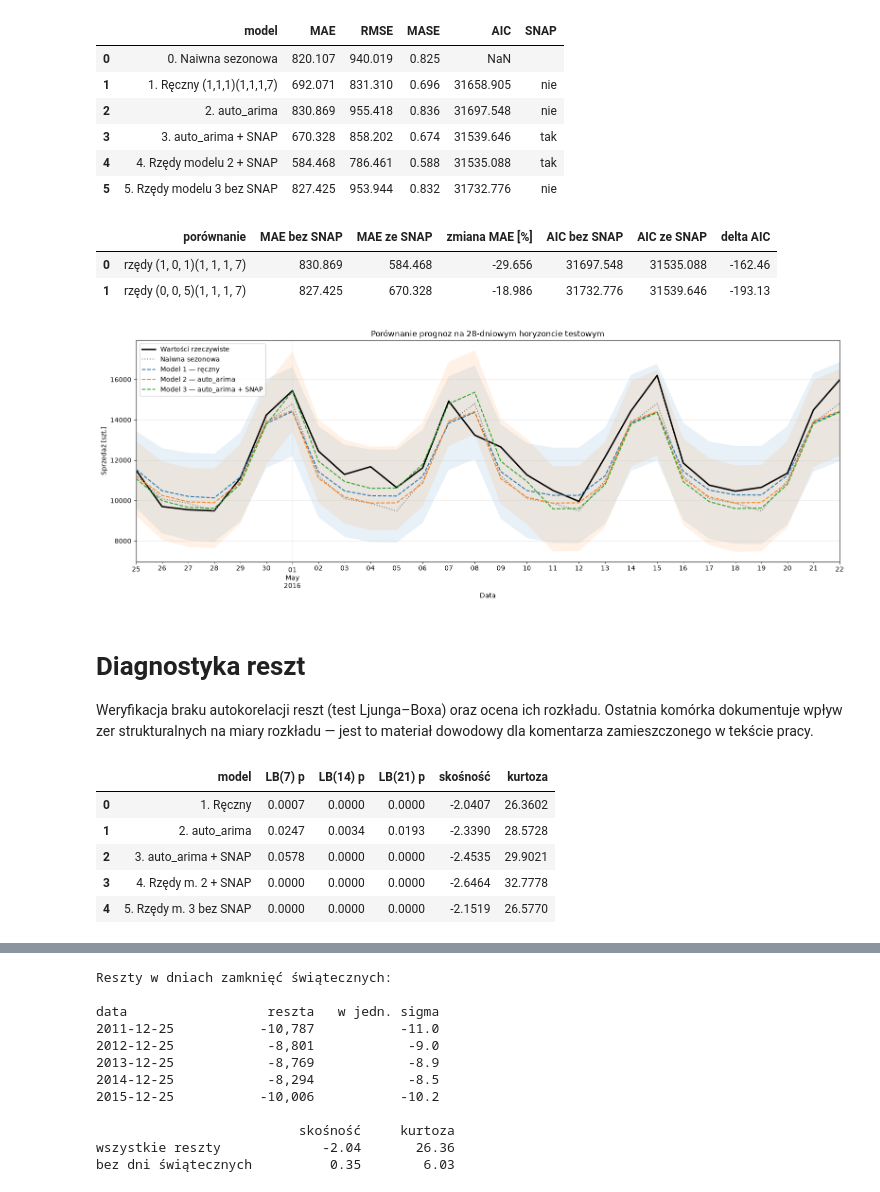
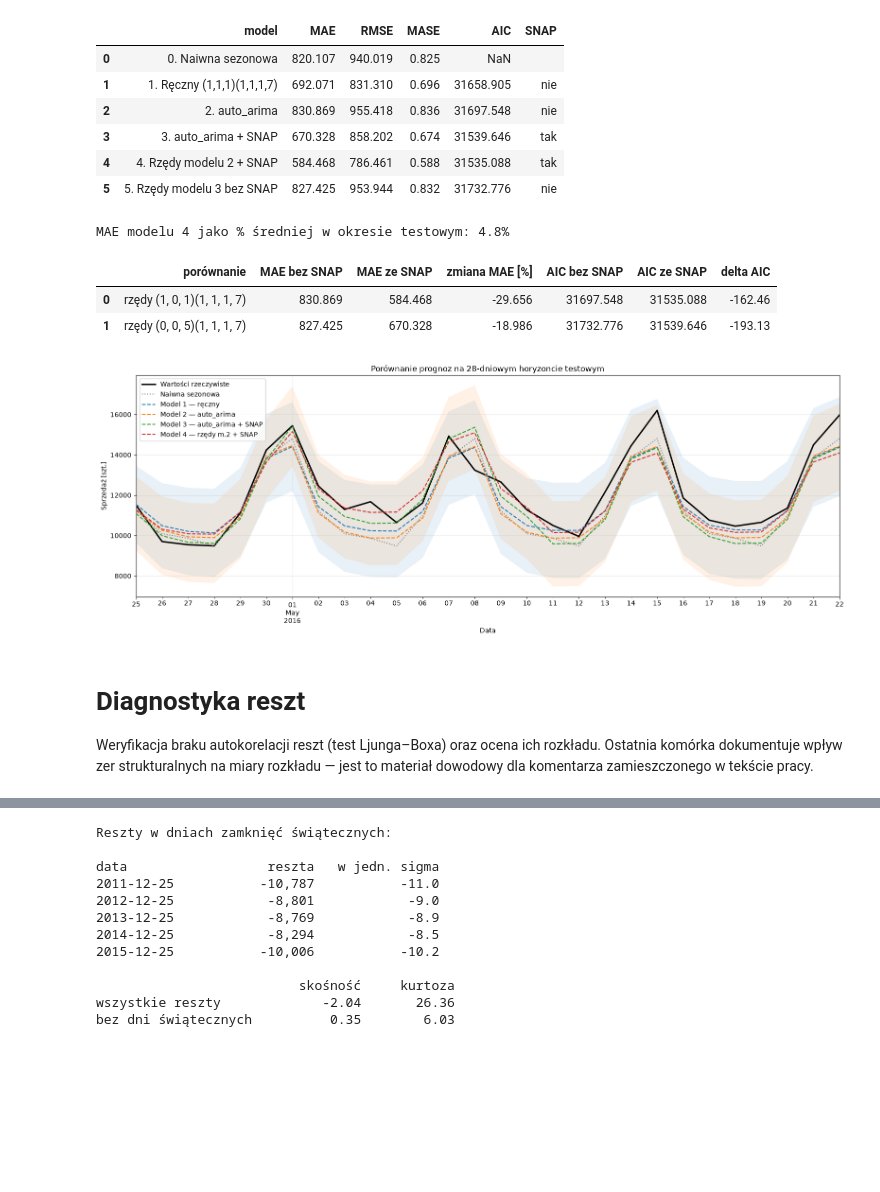
Before and after one commit to JakubOkrzesik/SARIMA-magisterka, a Jupyter notebook: main.ipynb, the cells around one changed output, grey strips where cells are left out. Saved outputs shown, nothing was run; the diff lists cells and outputs as text; code cells hidden in the pictures; blank space fills up the shorter version.

```diff
--- a/main.ipynb
+++ b/main.ipynb
@@ -818,6 +944,11 @@ results.round(3)
 | 3 | 3. auto_arima + SNAP | 670.328 | 858.202 | 0.674 | 31539.646 | tak |
 | 4 | 4. Rzędy modelu 2 + SNAP | 584.468 | 786.461 | 0.588 | 31535.088 | tak |
 | 5 | 5. Rzędy modelu 3 bez SNAP | 827.425 | 953.944 | 0.832 | 31732.776 | nie |
+# %%
+print(f"MAE modelu 4 jako % średniej w okresie testowym: "
+      f"{584.468 / y_test.mean() * 100:.1f}%")
+# %% [output]
+MAE modelu 4 jako % średniej w okresie testowym: 4.8%
 # %%
 # Izolacja efektu zmiennej egzogenicznej — porównania ceteris paribus
 r = results.set_index("model")
@@ -847,56 +978,26 @@ efekty.round(3)
 # %%
 fig, ax = plt.subplots(figsize=(16, 6))
 y_test.plot(ax=ax, label="Wartości rzeczywiste", color="black", linewidth=2.2)
 pred_naive.plot(ax=ax, label="Naiwna sezonowa", color="grey", linestyle=":")
 pred_hand.plot(ax=ax, label="Model 1 — ręczny", linestyle="--")
 pred_auto.plot(ax=ax, label="Model 2 — auto_arima", linestyle="--")
 pred_snap.plot(ax=ax, label="Model 3 — auto_arima + SNAP", linestyle="--")
+pred_auto_snap.plot(ax=ax, label="Model 4 — rzędy m.2 + SNAP", linestyle="--")
 ax.fill_between(ci_hand.index, ci_hand.iloc[:, 0], ci_hand.iloc[:, 1], alpha=0.10)
 ax.fill_between(ci_snap.index, ci_snap.iloc[:, 0], ci_snap.iloc[:, 1], alpha=0.10)
 ax.set_title("Porównanie prognoz na 28-dniowym horyzoncie testowym")
 ax.set_xlabel("Data")
 ax.set_ylabel("Sprzedaż [szt.]")
 ax.legend()
 ax.grid(True, alpha=0.3)
 plt.tight_layout()
 plt.savefig("rys_3_prognozy.png", dpi=200)
 plt.show()
 # %% [output]
-[figure, old version]
+[figure, new version]
 # %% [markdown]
 # Diagnostyka reszt
 
 Weryfikacja braku autokorelacji reszt (test Ljunga–Boxa) oraz ocena ich rozkładu.
 Ostatnia komórka dokumentuje wpływ zer strukturalnych na miary rozkładu — jest
 to materiał dowodowy dla komentarza zamieszczonego w tekście pracy.
-# %%
-modele = {
-    "1. Ręczny": sarimax_hand,
-    "2. auto_arima": sarimax_auto,
-    "3. auto_arima + SNAP": sarimax_snap,
-    "4. Rzędy m. 2 + SNAP": sarimax_auto_snap,
-    "5. Rzędy m. 3 bez SNAP": sarimax_snap_bez,
-}
-
-wiersze = []
-for nazwa, m in modele.items():
-    reszty = pd.Series(m.resid).iloc[max(m.loglikelihood_burn, 8):]
-    lb = acorr_ljungbox(reszty, lags=[7, 14, 21], return_df=True)
-    wiersze.append({
-        "model": nazwa,
-        "LB(7) p": lb.loc[7, "lb_pvalue"],
-        "LB(14) p": lb.loc[14, "lb_pvalue"],
-        "LB(21) p": lb.loc[21, "lb_pvalue"],
-        "skośność": reszty.skew(),
-        "kurtoza": reszty.kurtosis() + 3,
-    })
-
-diagnostyka = pd.DataFrame(wiersze).round(4)
-diagnostyka
-# %% [output]
-|  | model | LB(7) p | LB(14) p | LB(21) p | skośność | kurtoza |
-| 0 | 1. Ręczny | 0.0007 | 0.0000 | 0.0000 | -2.0407 | 26.3602 |
-| 1 | 2. auto_arima | 0.0247 | 0.0034 | 0.0193 | -2.3390 | 28.5728 |
-| 2 | 3. auto_arima + SNAP | 0.0578 | 0.0000 | 0.0000 | -2.4535 | 29.9021 |
-| 3 | 4. Rzędy m. 2 + SNAP | 0.0000 | 0.0000 | 0.0000 | -2.6464 | 32.7778 |
-| 4 | 5. Rzędy m. 3 bez SNAP | 0.0000 | 0.0000 | 0.0000 | -2.1519 | 26.5770 |
```
Also changed, not shown: parts of 15 cells of this notebook, 1 other file.
